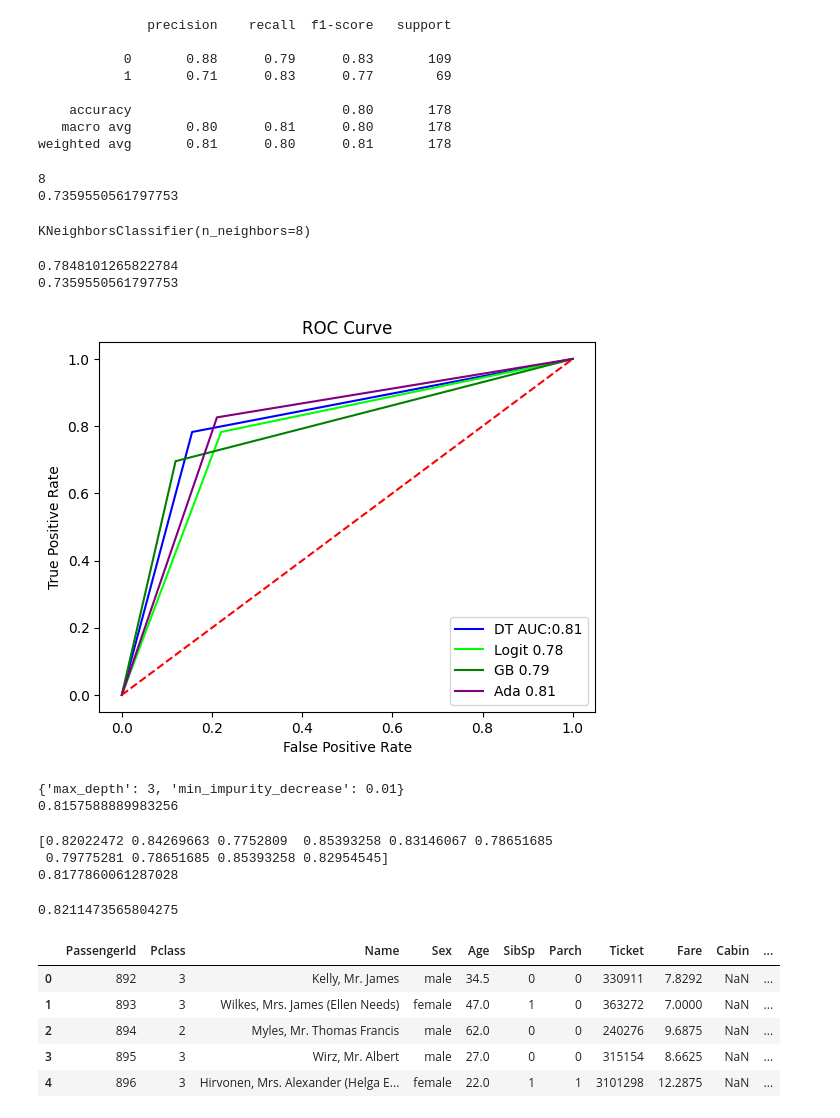
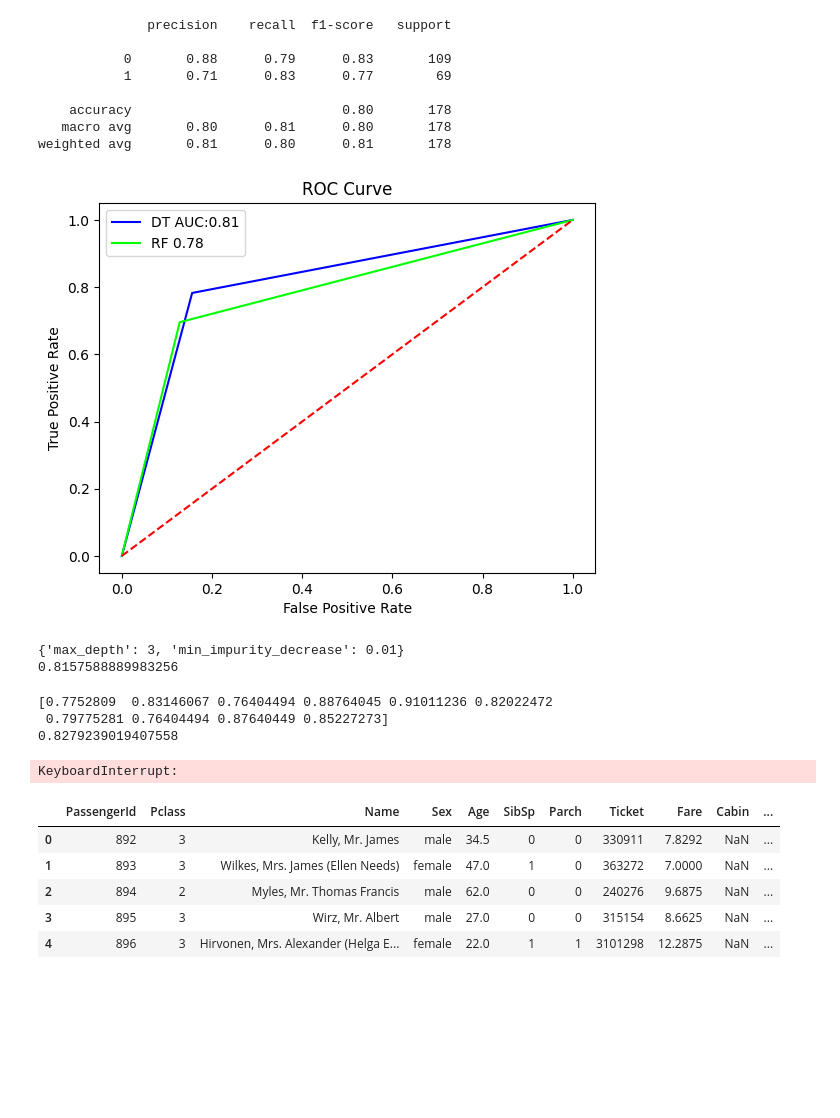
Before and after one commit to sricharan245/python-developments, a Jupyter notebook: Titanic_Survival_Classification.ipynb, the cells around one changed output. Saved outputs shown, nothing was run; the diff lists cells and outputs as text; code cells hidden in the pictures; blank space fills up the shorter version.

Commit message:
V2. - with Random Forest

```diff
--- a/Titanic_Survival_Classification.ipynb
+++ b/Titanic_Survival_Classification.ipynb
@@ -390,9 +390,9 @@ from sklearn.ensemble import RandomForestClassifier
 from sklearn.model_selection import GridSearchCV
 
 param_grid = {
-    'n_estimators': [50, 100, 200],
-    'max_depth': [3,5, 7],
-    'min_samples_split': [5, 10],
+    'n_estimators': [ 200, 300],
+    'max_depth': [3,5, 7, 9],
+    'min_samples_split': [3, 5],
 }
 
 rf = RandomForestClassifier()
@@ -407,5 +407,5 @@ print(grid_search.best_score_)
 # %%
-
-rf = RandomForestClassifier(n_estimators=200, max_depth=7, min_samples_split=10)
+from sklearn.ensemble import RandomForestClassifier
+rf = RandomForestClassifier(n_estimators=250, max_depth=5, min_samples_split=5)
 rf.fit(X_train, y_train)
 # %% [output]
@@ -538,34 +484,3 @@ print(classification_report(y_test, y_pred_ada))
     accuracy                           0.80       178
    macro avg       0.80      0.81      0.80       178
 weighted avg       0.81      0.80      0.81       178
-# %%
-# K-NN
-
-from sklearn.neighbors import KNeighborsClassifier
-best_score = 0
-best_k = 0
-for k in range(1, 10):
-    knn = KNeighborsClassifier(n_neighbors=k)
-    knn.fit(X_train, y_train)
-    sc = knn.score(X_test, y_test)
-
-    if sc > best_score:
-        best_score = sc
-        best_k = k
-
-print(best_k)
-print(best_score)
-# %% [output]
-8
-0.7359550561797753
-# %%
-knn = KNeighborsClassifier(n_neighbors=best_k)
-knn.fit(X_train, y_train)
-# %% [output]
-KNeighborsClassifier(n_neighbors=8)
-# %%
-print(knn.score(X_train, y_train))
-print(knn.score(X_test, y_test))
-# %% [output]
-0.7848101265822784
-0.7359550561797753
@@ -574,25 +487,25 @@ y_pred_knn = knn.predict(X_test)
 # %%
 # ROC plot
 
 from sklearn.metrics import roc_curve
 fpr, tpr, thresholds = roc_curve(y_test, y_pred_dt)
 plt.plot(fpr, tpr, color='blue', label = 'DT AUC:' + str(round(roc_auc_score(y_test, y_pred_dt), 2)))
-fpr, tpr, thresholds = roc_curve(y_test, y_pred_lr)
-plt.plot(fpr, tpr, color = 'lime', label = 'Logit ' + str(round(roc_auc_score(y_test, y_pred_lr),2)))
-fpr, tpr, thresholds = roc_curve(y_test, y_pred_gb)
-plt.plot(fpr, tpr, color = 'green', label = 'GB ' + str(round(roc_auc_score(y_test, y_pred_gb),2)))
-fpr, tpr, thresholds = roc_curve(y_test, y_pred_ada)
-plt.plot(fpr, tpr, color = 'purple', label = 'Ada ' + str(round(roc_auc_score(y_test, y_pred_ada),2)))
+fpr, tpr, thresholds = roc_curve(y_test, y_pred_rf)
+plt.plot(fpr, tpr, color = 'lime', label = 'Logit ' + str(round(roc_auc_score(y_test, y_pred_rf),2)))
+# fpr, tpr, thresholds = roc_curve(y_test, y_pred_gb)
+# plt.plot(fpr, tpr, color = 'green', label = 'GB ' + str(round(roc_auc_score(y_test, y_pred_gb),2)))
+# fpr, tpr, thresholds = roc_curve(y_test, y_pred_ada)
+# plt.plot(fpr, tpr, color = 'purple', label = 'Ada ' + str(round(roc_auc_score(y_test, y_pred_ada),2)))
 # fpr, tpr, thresholds = roc_curve(y_test, y_pred_knn)
 # plt.plot(fpr, tpr, color = 'orange', label = 'KNN ' + str(round(roc_auc_score(y_test, y_pred_knn),2)))
 plt.plot([0, 1], [0, 1], linestyle='--', color = 'red')
 plt.xlabel('False Positive Rate')
 plt.ylabel('True Positive Rate')
 plt.title('ROC Curve')
 plt.legend()
 plt.show()
 # %% [output]
-[figure, old version]
+[figure, new version]
 # %%
 # Hyperparameter tuning for Decision Tree
 
@@ -614,23 +527,23 @@ print(grid_search.best_score_)
 # K-fold CV
 
 from sklearn.model_selection import cross_val_score
-scores = cross_val_score(dt, X, y, cv=10)
+scores = cross_val_score(rf, X, y, cv=10)
 print(scores)
 print(scores.mean())
 # %% [output]
-[0.82022472 0.84269663 0.7752809  0.85393258 0.83146067 0.78651685
- 0.79775281 0.78651685 0.85393258 0.82954545]
-0.8177860061287028
+[0.7752809  0.83146067 0.76404494 0.88764045 0.91011236 0.82022472
+ 0.79775281 0.76404494 0.87640449 0.85227273]
+0.8279239019407558
 # %%
 # LOOCV
 
 from sklearn.model_selection import LeaveOneOut
 loo = LeaveOneOut()
-scores = cross_val_score(dt, X, y, cv=loo)
+scores = cross_val_score(rf, X, y, cv=loo)
 
 print(scores.mean())
 # %% [output]
-0.8211473565804275
+KeyboardInterrupt:
 # %%
 import pandas as pd
 
```
Also changed, not shown: parts of 27 cells of this notebook.
